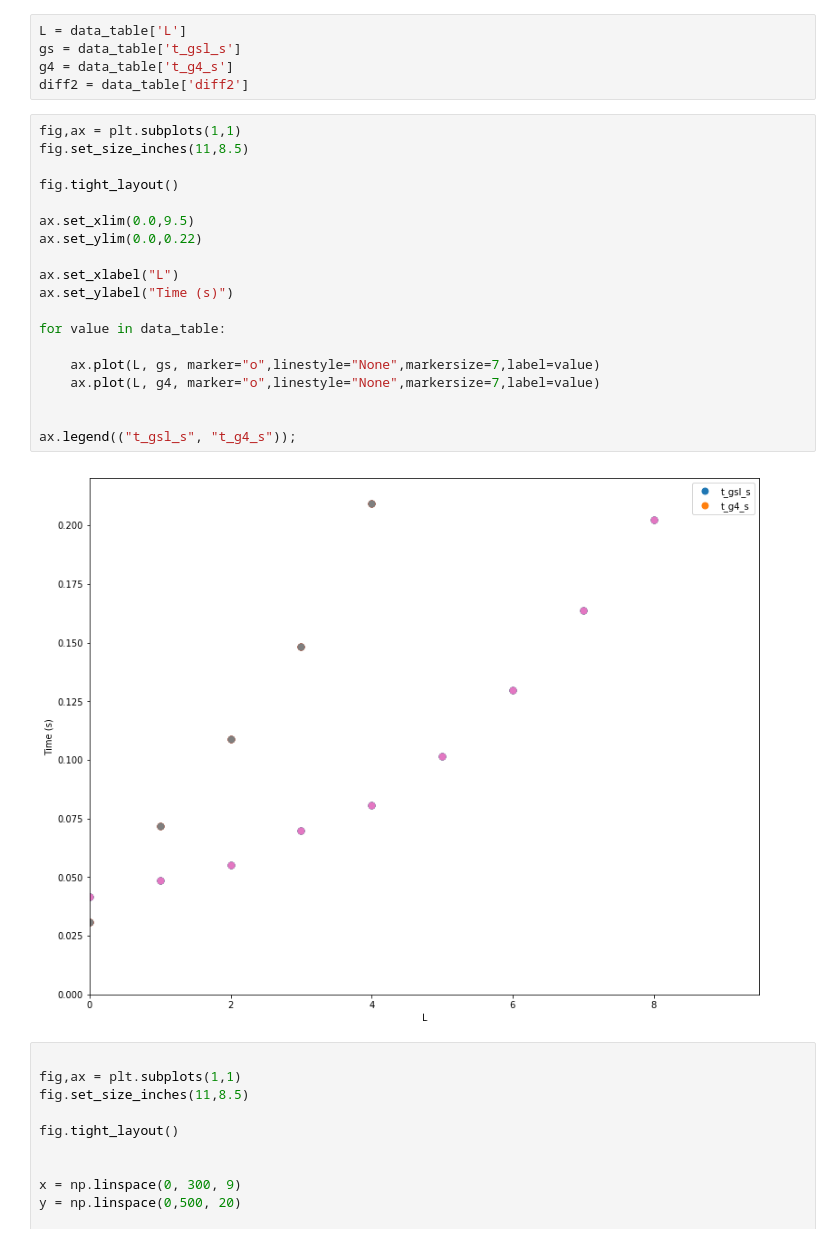
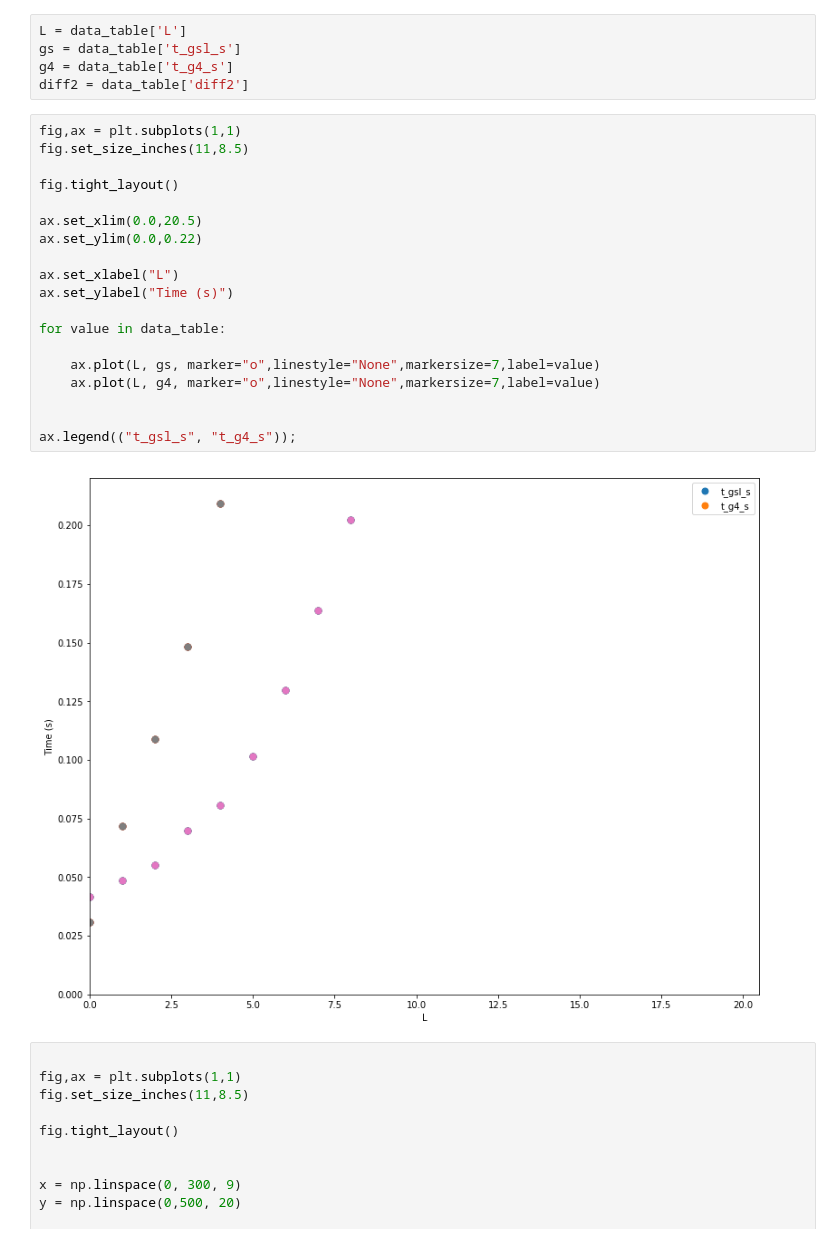
Before and after one commit to liteanu/phys, a Jupyter notebook: py_combine_all.ipynb, the cells around one changed output. Saved outputs shown, nothing was run; the diff lists cells and outputs as text.

```diff
--- a/py_combine_all.ipynb
+++ b/py_combine_all.ipynb
@@ -35,24 +35,24 @@ diff2 = data_table['diff2']
 # %%
 fig,ax = plt.subplots(1,1)
 fig.set_size_inches(11,8.5)
 
 fig.tight_layout()
 
-ax.set_xlim(0.0,9.5)
+ax.set_xlim(0.0,20.5)
 ax.set_ylim(0.0,0.22)
 
 ax.set_xlabel("L")
 ax.set_ylabel("Time (s)")
 
 for value in data_table:
 
     ax.plot(L, gs, marker="o",linestyle="None",markersize=7,label=value)
     ax.plot(L, g4, marker="o",linestyle="None",markersize=7,label=value)
 
 
 ax.legend(("t_gsl_s", "t_g4_s"));
 # %% [output]
-[figure, old version]
+[figure, new version]
 # %%
 
 fig,ax = plt.subplots(1,1)
```
